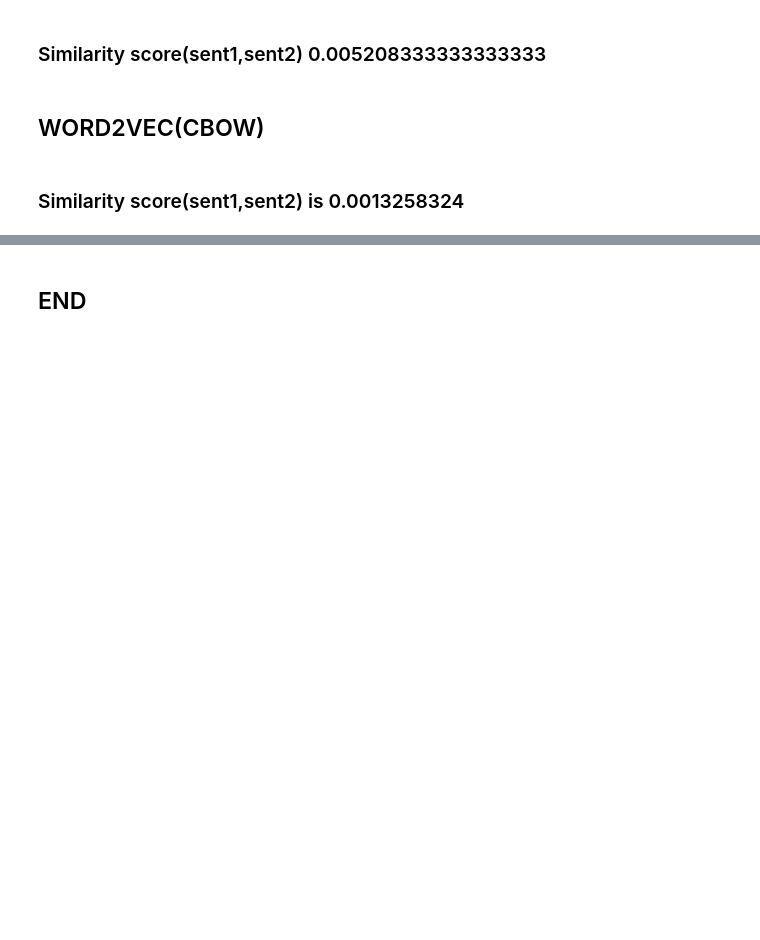
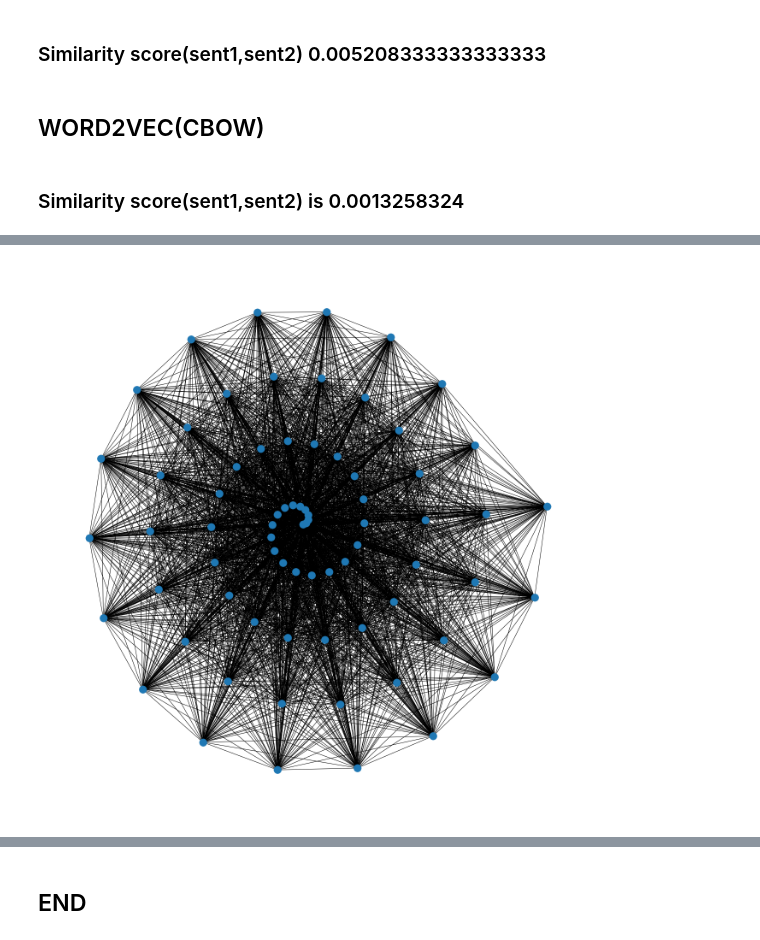
Before and after one commit to vrs-darkness/Article_Summarization, a Jupyter notebook: Preprocessing.ipynb, the cells around one changed output, grey strips where cells are left out. Saved outputs shown, nothing was run; the diff lists cells and outputs as text; code cells hidden in the pictures; blank space fills up the shorter version.

```diff
--- a/Preprocessing.ipynb
+++ b/Preprocessing.ipynb
@@ -169,5 +179,11 @@ model = Word2Vec(root_per_sentence,min_count=1,vector_size=150,window=5,workers=
 Vector_sentence = [model.wv[root_per_sentence[i]].sum(axis=0).reshape(1,150) for i in range(len(root_per_sentence))]
 # %%
 Sim_word2vec = np.dot(Vector_sentence[0],Vector_sentence[1].T) / ((mag(Vector_sentence[0])) * mag(Vector_sentence[1]))
+# %%
+def Sim(i,j):
+    return (np.dot(Vector_sentence[i],Vector_sentence[j].T) / ((mag(Vector_sentence[i])) * mag(Vector_sentence[j])))
 # %% [markdown]
 ### Similarity score(sent1,sent2) is 0.0013258324
+# %%
+matrix = [[Sim(i,j)[0][0] for j in range(len(Vector_sentence))] for i in range(len(Vector_sentence))]
+matrix
@@ -173,0 +208,12 @@ Sim_word2vec = np.dot(Vector_sentence[0],Vector_sentence[1].T) / ((mag(Vector_se
+# %%
+for i in range(0,len(Vector_sentence)):
+    matrix[i][i] = 0
+# %%
+matrix = np.array(matrix)
+Graph = nx.from_numpy_matrix(matrix,create_using=nx.MultiGraph())
+plt.figure(figsize=(18,18))
+pos = nx.spiral_layout(Graph)
+nx.draw(Graph,pos)
+plt.show()
+# %% [output]
+[figure, added]
```
Also changed, not shown: parts of 5 cells of this notebook.
